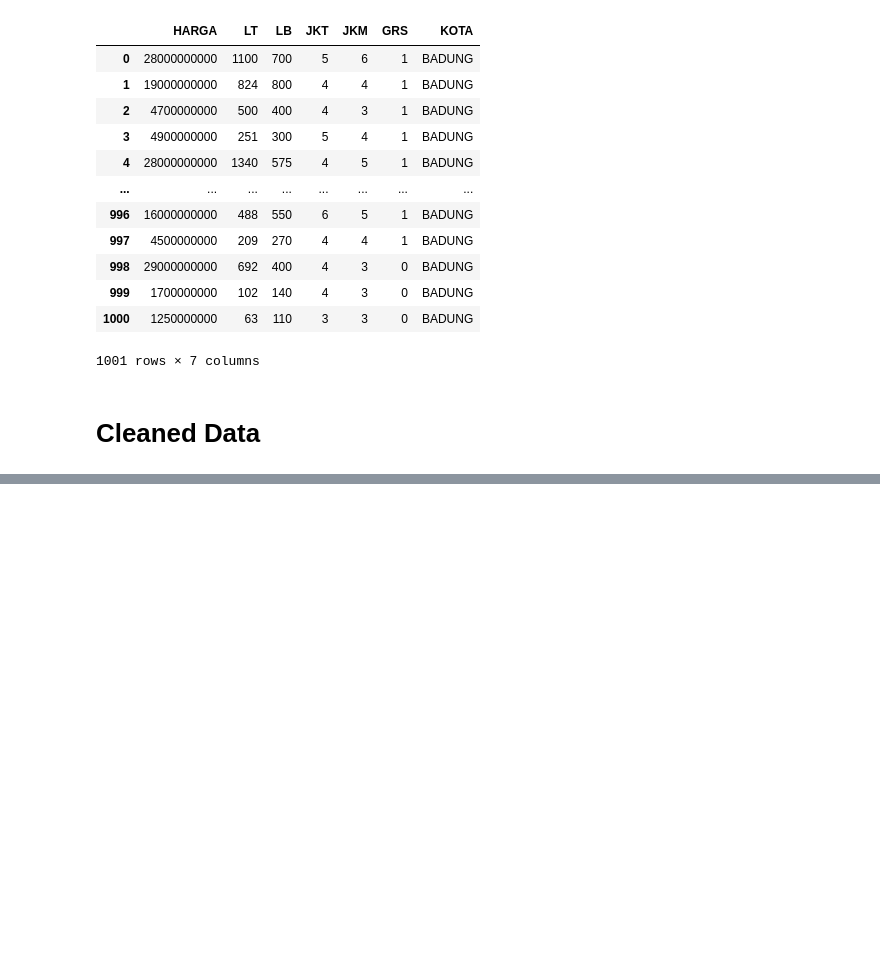
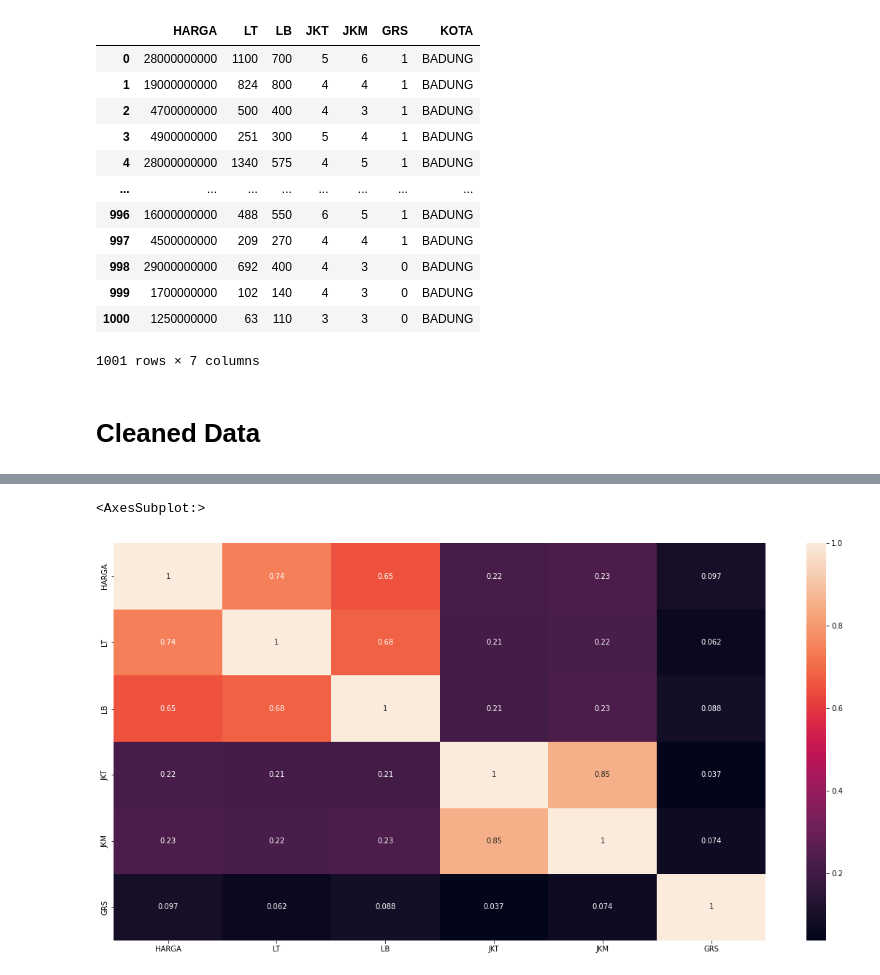
Before and after one commit to TeguhPermana666/Car_Price_Predictor, a Jupyter notebook: Model.ipynb, the cells around one changed output, grey strips where cells are left out. Cells and saved outputs as stored; diff of their text form; code cells hidden in the pictures; blank space fills up the shorter version.

```diff
--- a/Model.ipynb
+++ b/Model.ipynb
@@ -176,0 +209,3 @@ df.to_csv("Data/Cleaned_House_Data.csv")
+# %%
+corelations=df.corr()
+corelations["HARGA"].sort_values(ascending=False)
@@ -176,0 +220,8 @@ df.to_csv("Data/Cleaned_House_Data.csv")
+# %%
+import seaborn as sns
+import matplotlib.pyplot as plt
+plt.figure(figsize=(20,10))
+sns.heatmap(corelations,annot=True)
+# %% [output]
+<AxesSubplot:>
+[figure, added]
```
Also changed, not shown: parts of 12 cells of this notebook.
